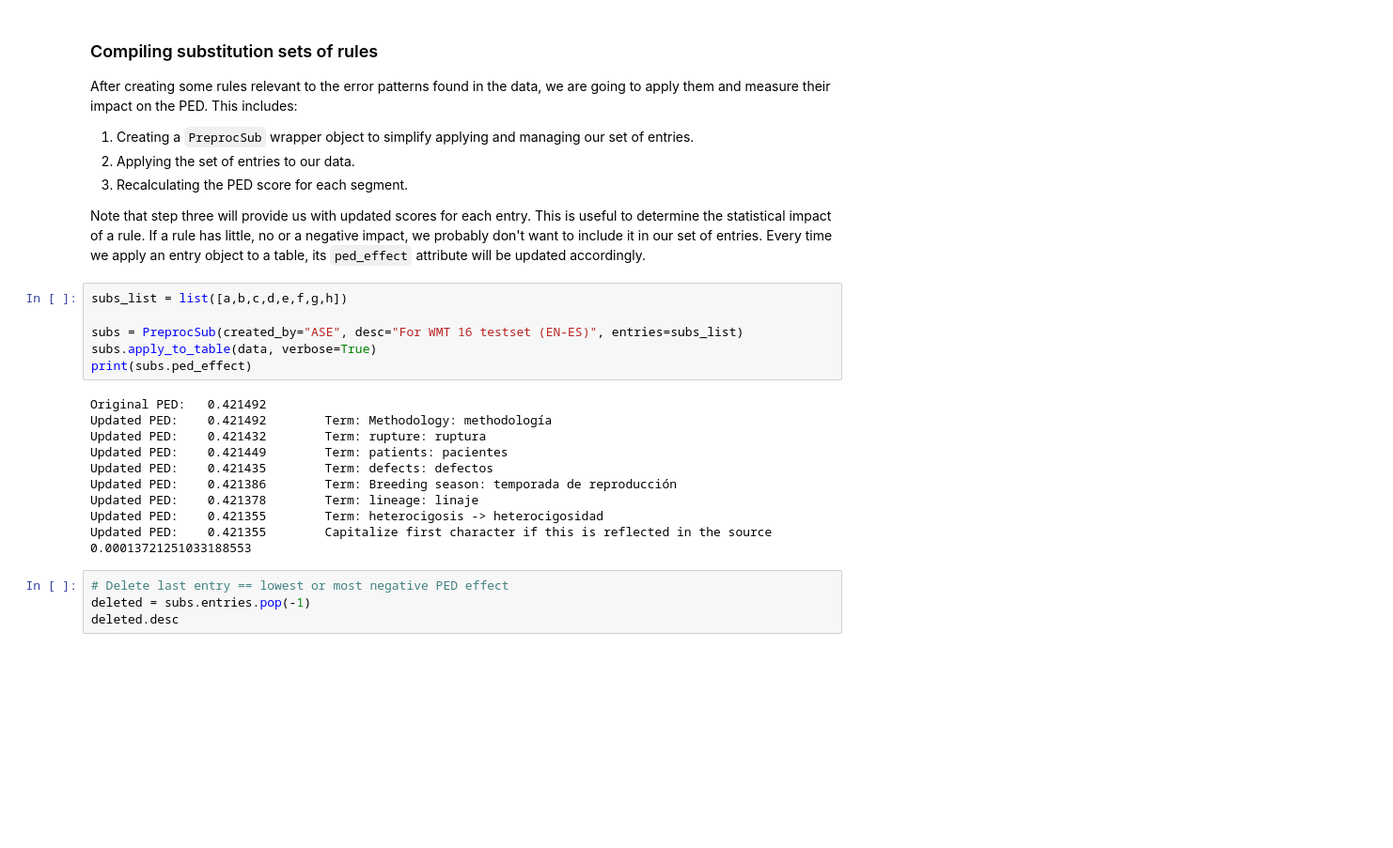
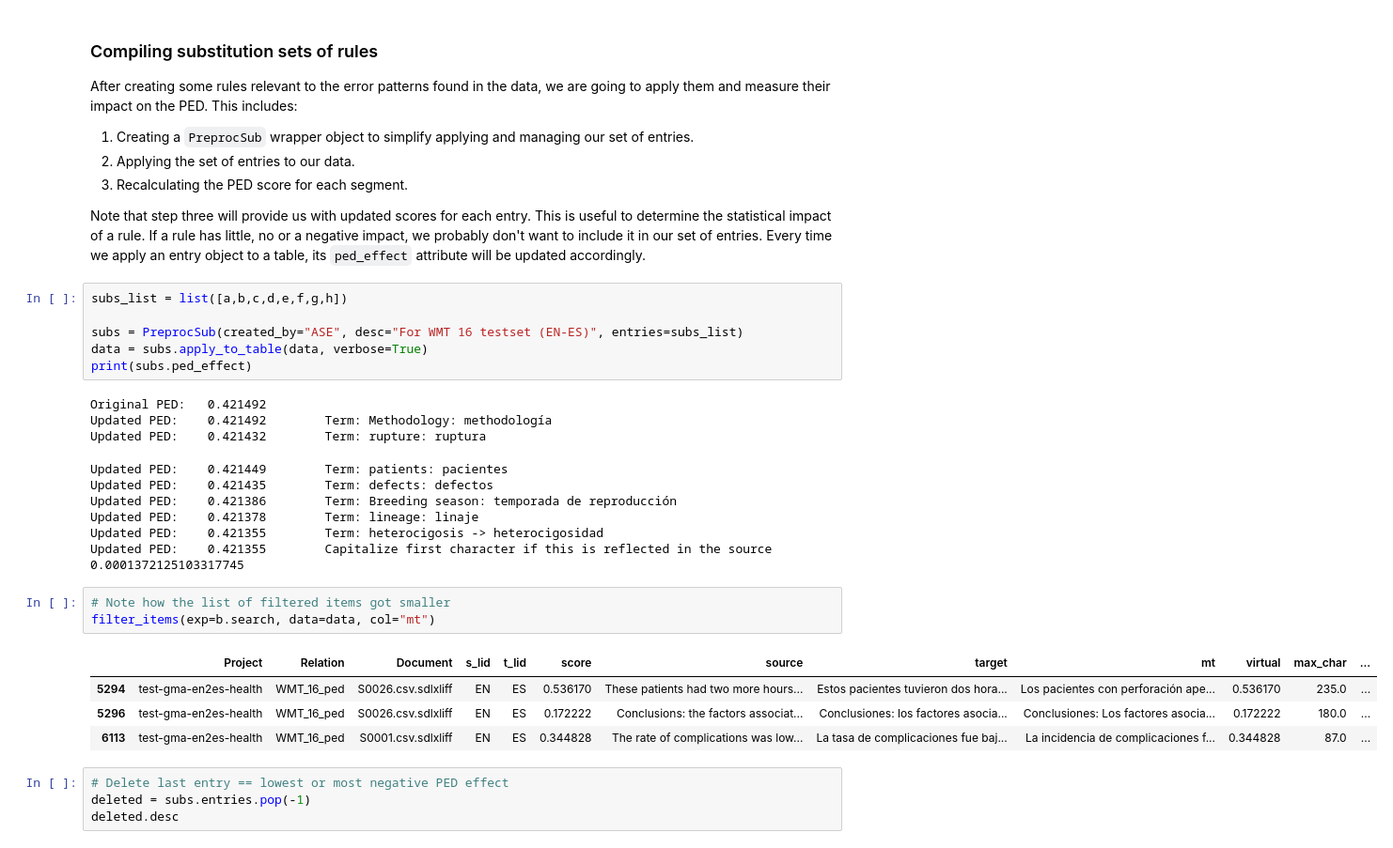
Before and after one commit to SeeligA/ped_reader, a Jupyter notebook: ped_reader_nb.ipynb, the cells around one changed output. Shown: that part at 94% size. Cells and saved outputs as stored; diff of their text form; blank space fills up the shorter version.

```diff
--- a/ped_reader_nb.ipynb
+++ b/ped_reader_nb.ipynb
@@ -202,19 +201,27 @@ Note that step three will provide us with updated scores for each entry. This is
 subs_list = list([a,b,c,d,e,f,g,h])
 
 subs = PreprocSub(created_by="ASE", desc="For WMT 16 testset (EN-ES)", entries=subs_list)
-subs.apply_to_table(data, verbose=True)
+data = subs.apply_to_table(data, verbose=True)
 print(subs.ped_effect)
 # %% [output]
 Original PED:   0.421492
 Updated PED:    0.421492        Term: Methodology: methodología
 Updated PED:    0.421432        Term: rupture: ruptura
-Updated PED:    0.421449        Term: patients: pacientes
-Updated PED:    0.421435        Term: defects: defectos
-Updated PED:    0.421386        Term: Breeding season: temporada de reproducción
-Updated PED:    0.421378        Term: lineage: linaje
-Updated PED:    0.421355        Term: heterocigosis -> heterocigosidad
-Updated PED:    0.421355        Capitalize first character if this is reflected in the source
-0.00013721251033188553
+Updated PED:    0.421449        Term: patients: pacientes
+Updated PED:    0.421435        Term: defects: defectos
+Updated PED:    0.421386        Term: Breeding season: temporada de reproducción
+Updated PED:    0.421378        Term: lineage: linaje
+Updated PED:    0.421355        Term: heterocigosis -> heterocigosidad
+Updated PED:    0.421355        Capitalize first character if this is reflected in the source
+0.0001372125103317745
+# %%
+# Note how the list of filtered items got smaller
+filter_items(exp=b.search, data=data, col="mt")
+# %% [output]
+|  | Project | Relation | Document | s_lid | t_lid | score | source | target | mt | virtual | max_char | ... |
+| 5294 | test-gma-en2es-health | WMT_16_ped | S0026.csv.sdlxliff | EN | ES | 0.536170 | These patients had two more hours... | Estos pacientes tuvieron dos hora... | Los pacientes con perforación ape... | 0.536170 | 235.0 | ... |
+| 5296 | test-gma-en2es-health | WMT_16_ped | S0026.csv.sdlxliff | EN | ES | 0.172222 | Conclusions: the factors associat... | Conclusiones: los factores asocia... | Conclusiones: Los factores asocia... | 0.172222 | 180.0 | ... |
+| 6113 | test-gma-en2es-health | WMT_16_ped | S0001.csv.sdlxliff | EN | ES | 0.344828 | The rate of complications was low... | La tasa de complicaciones fue baj... | La incidencia de complicaciones f... | 0.344828 | 87.0 | ... |
 # %%
 # Delete last entry == lowest or most negative PED effect
 deleted = subs.entries.pop(-1)
```
Also changed, not shown: parts of 5 cells of this notebook, 4 other files.
